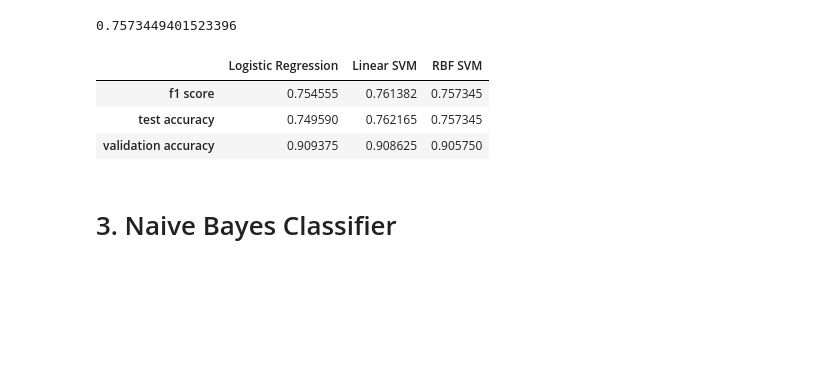
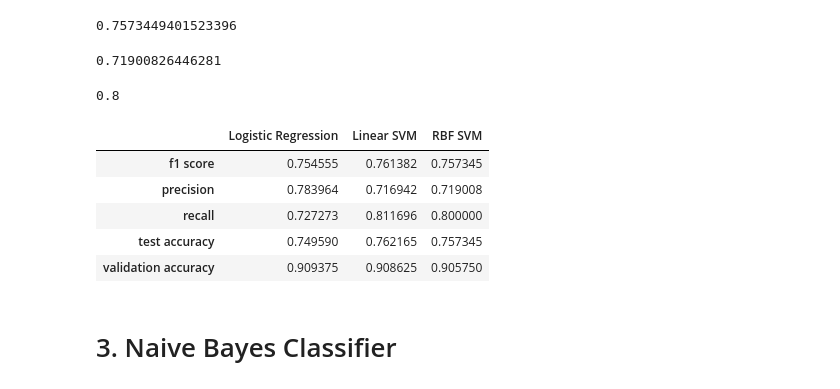
Before and after one commit to melihkacaman/Characterizing-Profile-on-Twitter-Data, a Jupyter notebook: 04 Train Sport Classifier .ipynb, the cells around one changed output. Cells and saved outputs as stored; diff of their text form; code cells hidden in the pictures; blank space fills up the shorter version.

```diff
--- a/04 Train Sport Classifier .ipynb
+++ b/04 Train Sport Classifier .ipynb
@@ -442,31 +466,47 @@ grid_svm_rbf.best_estimator_.score(X_test, test_y.ravel())
 f1_score(grid_svm_rbf.best_estimator_.predict(X_test), test_y.ravel())
 # %% [output]
 0.7573449401523396
+# %%
+precision_score(grid_svm_rbf.best_estimator_.predict(X_test), test_y.ravel())
+# %% [output]
+0.71900826446281
+# %%
+recall_score(grid_svm_rbf.best_estimator_.predict(X_test), test_y.ravel())
+# %% [output]
+0.8
 # %%
 result = {
     'Logistic Regression': {
         'f1 score' : 0.7545551982851018,
+        'precision':0.7839643652561247 ,
+        'recall': 0.7272727272727273,
         'test accuracy' : 0.7495899398578458,
         'validation accuracy': 0.909375
     },
 
     'Linear SVM': {
         'f1 score': 0.7613823368074603,
+        'precision':0.7169421487603306,
+        'recall':0.8116959064327486,
         'test accuracy':  0.762165117550574,
         'validation accuracy': 0.908625
     },
 
     'RBF SVM' : {
         'f1 score': 0.7573449401523396,
+        'precision':0.71900826446281 ,
+        'recall': 0.8,
         'test accuracy': 0.7573449401523396,
         'validation accuracy': 0.90575
     }
 }
 
 pd.DataFrame(result)
 # %% [output]
 |  | Logistic Regression | Linear SVM | RBF SVM |
 | f1 score | 0.754555 | 0.761382 | 0.757345 |
+| precision | 0.783964 | 0.716942 | 0.719008 |
+| recall | 0.727273 | 0.811696 | 0.800000 |
 | test accuracy | 0.749590 | 0.762165 | 0.757345 |
 | validation accuracy | 0.909375 | 0.908625 | 0.905750 |
 # %% [markdown]
```
Also changed, not shown: parts of 47 cells of this notebook.
